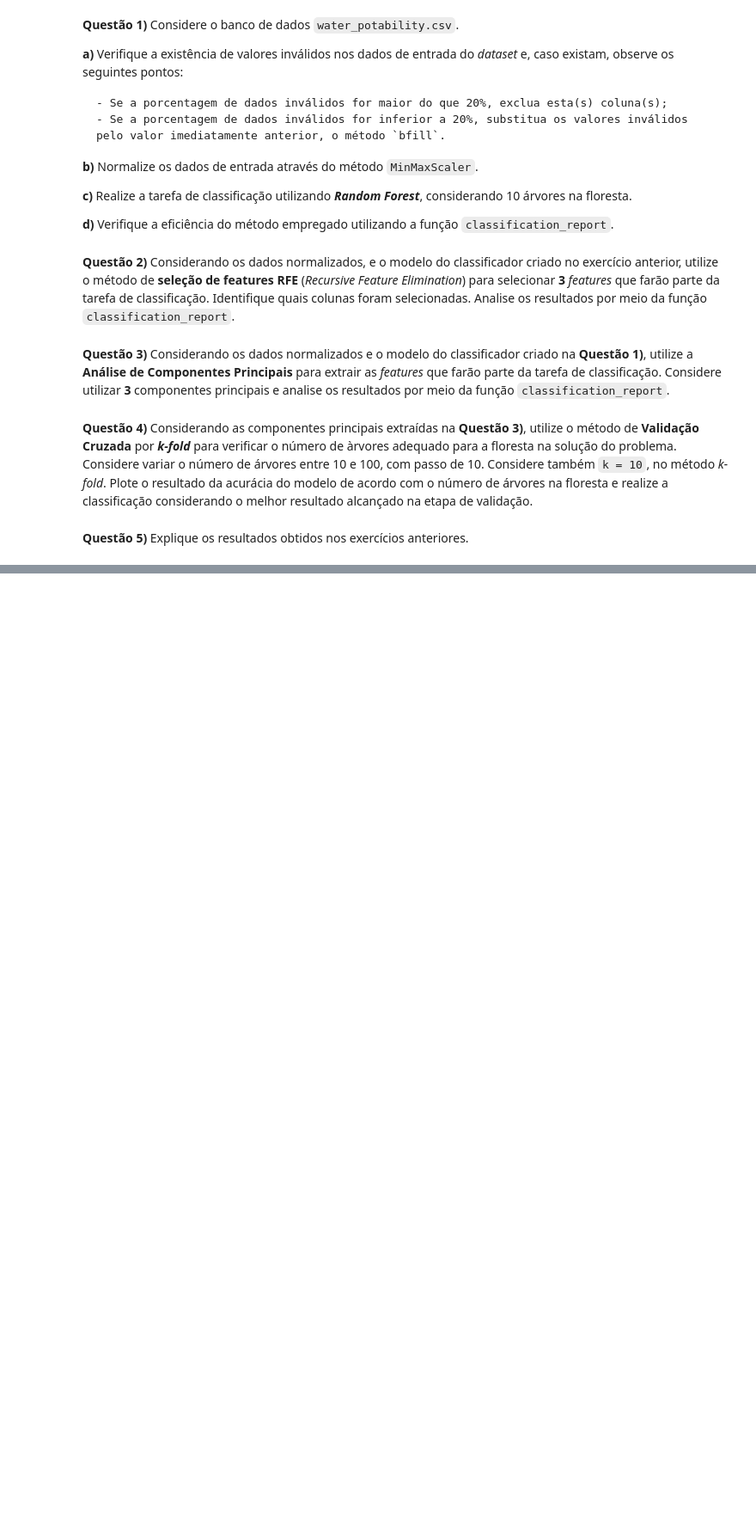
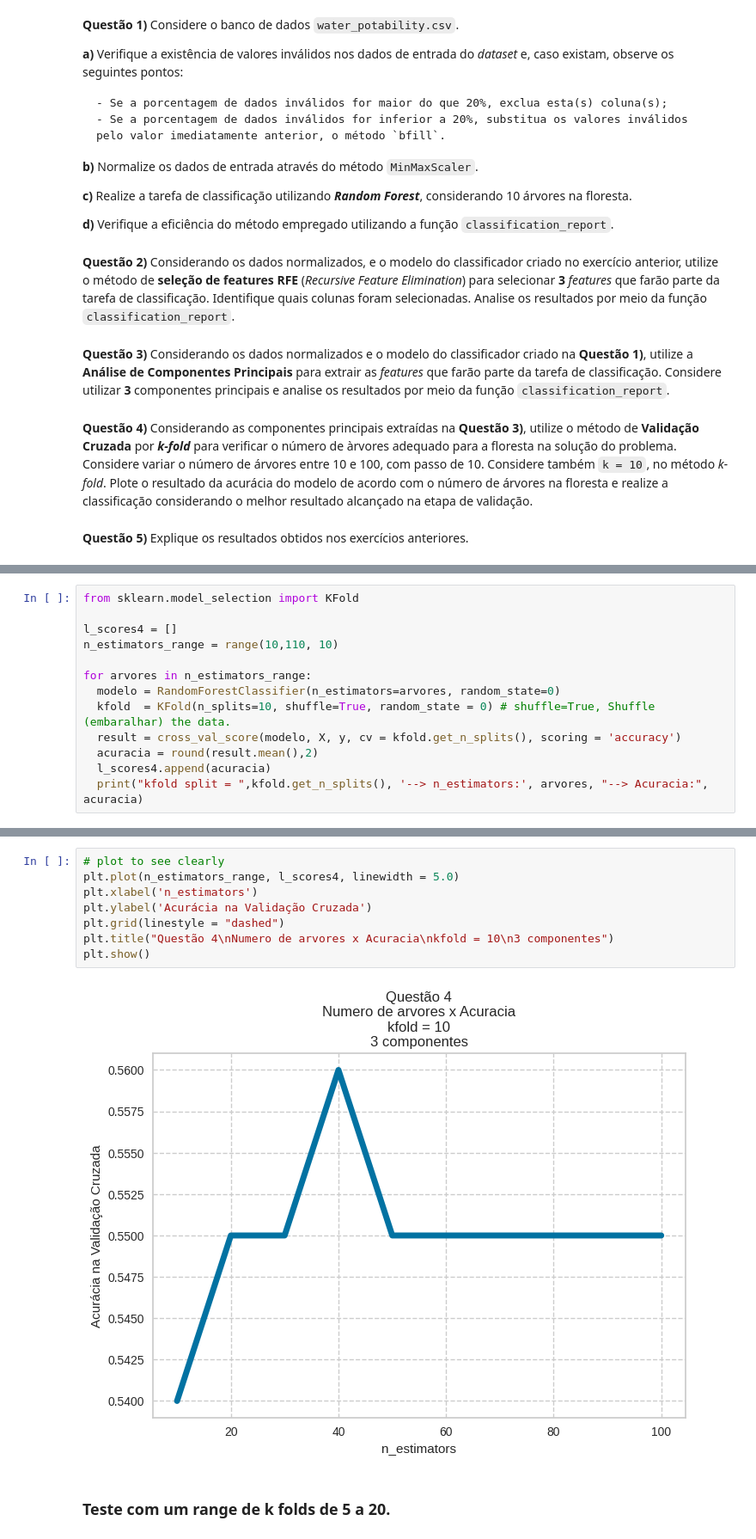
Before and after one commit to silviolima07/PUC_residencia_tec_ml, a Jupyter notebook: Aula20_Assincrona_AtividadePratica03.ipynb, the cells around one changed output, grey strips where cells are left out. Shown at 86% size. Drawn from its saved outputs; the diff is of its cells as text; blank space fills up the shorter version.

```diff
--- a/Aula20_Assincrona_AtividadePratica03.ipynb
+++ b/Aula20_Assincrona_AtividadePratica03.ipynb
@@ -65,0 +678,13 @@ Esta atividade corresponde à nossa terceira atividade **valorizada** do curso d
+# %%
+from sklearn.model_selection import KFold
+
+l_scores4 = []
+n_estimators_range = range(10,110, 10)
+
+for arvores in n_estimators_range:
+  modelo = RandomForestClassifier(n_estimators=arvores, random_state=0)
+  kfold  = KFold(n_splits=10, shuffle=True, random_state = 0) # shuffle=True, Shuffle (embaralhar) the data.
+  result = cross_val_score(modelo, X, y, cv = kfold.get_n_splits(), scoring = 'accuracy')
+  acuracia = round(result.mean(),2)
+  l_scores4.append(acuracia)
+  print("kfold split = ",kfold.get_n_splits(), '--> n_estimators:', arvores, "--> Acuracia:", acuracia)
@@ -65,0 +702,12 @@ Esta atividade corresponde à nossa terceira atividade **valorizada** do curso d
+# %%
+# plot to see clearly
+plt.plot(n_estimators_range, l_scores4, linewidth = 5.0)
+plt.xlabel('n_estimators')
+plt.ylabel('Acurácia na Validação Cruzada')
+plt.grid(linestyle = "dashed")
+plt.title("Questão 4\nNumero de arvores x Acuracia\nkfold = 10\n3 componentes")
+plt.show()
+# %% [output]
+[figure, added]
+# %% [markdown]
+### Teste com um range de k folds de 5 a 20.
```
Also changed, not shown: parts of 118 cells of this notebook.
